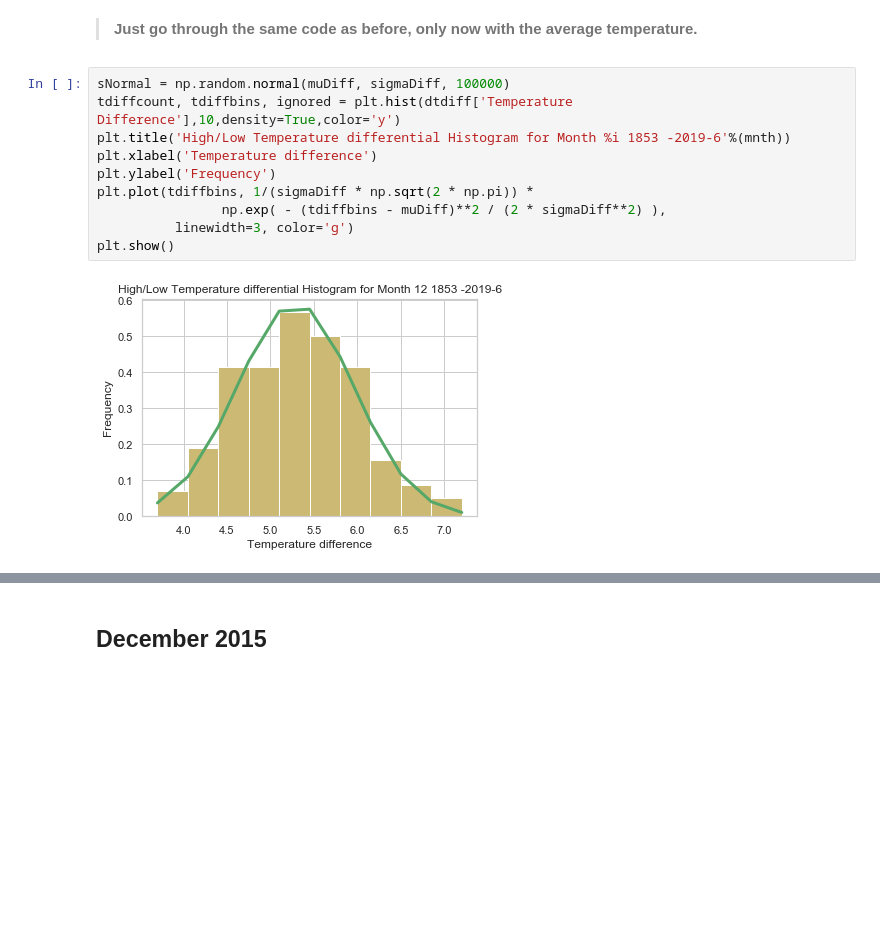
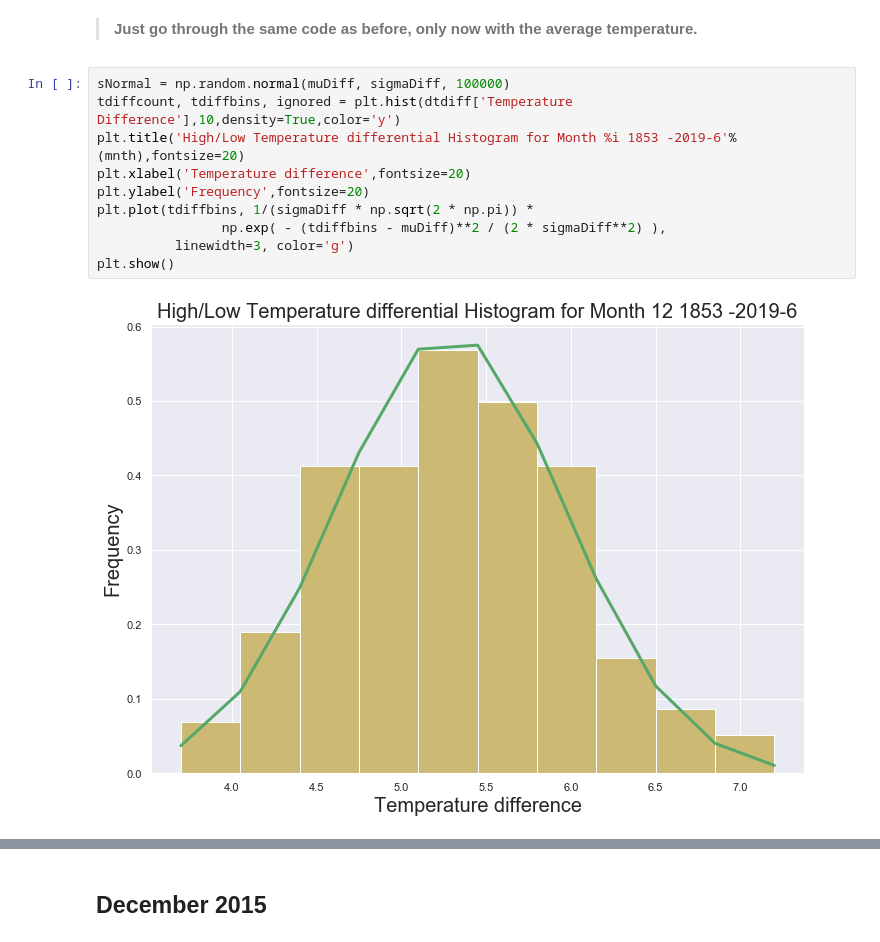
Before and after one commit to GraemeMcMillan/Finn-McCool, a Jupyter notebook: OxfordWeather/oxfordweather.ipynb, the cells around one changed output, grey strips where cells are left out. Drawn from its saved outputs; the diff is of its cells as text; blank space fills up the shorter version.

```diff
--- a/OxfordWeather/oxfordweather.ipynb
+++ b/OxfordWeather/oxfordweather.ipynb
@@ -267,15 +277,15 @@ muDiff = dtdiff['Temperature Difference'].mean()
 # %%
 sNormal = np.random.normal(muDiff, sigmaDiff, 100000)
 tdiffcount, tdiffbins, ignored = plt.hist(dtdiff['Temperature Difference'],10,density=True,color='y')
-plt.title('High/Low Temperature differential Histogram for Month %i 1853 -2019-6'%(mnth))
-plt.xlabel('Temperature difference')
-plt.ylabel('Frequency')
+plt.title('High/Low Temperature differential Histogram for Month %i 1853 -2019-6'%(mnth),fontsize=20)
+plt.xlabel('Temperature difference',fontsize=20)
+plt.ylabel('Frequency',fontsize=20)
 plt.plot(tdiffbins, 1/(sigmaDiff * np.sqrt(2 * np.pi)) *
                 np.exp( - (tdiffbins - muDiff)**2 / (2 * sigmaDiff**2) ),
           linewidth=3, color='g')
 plt.show()
 # %% [output]
-[figure, old version]
+[figure, new version]
 # %%
 cmapAvg = sns.light_palette("Green", as_cmap=True)
 ax = sns.scatterplot(x='Year', y='Temperature Difference',
```
Also changed, not shown: parts of 13 cells of this notebook.
